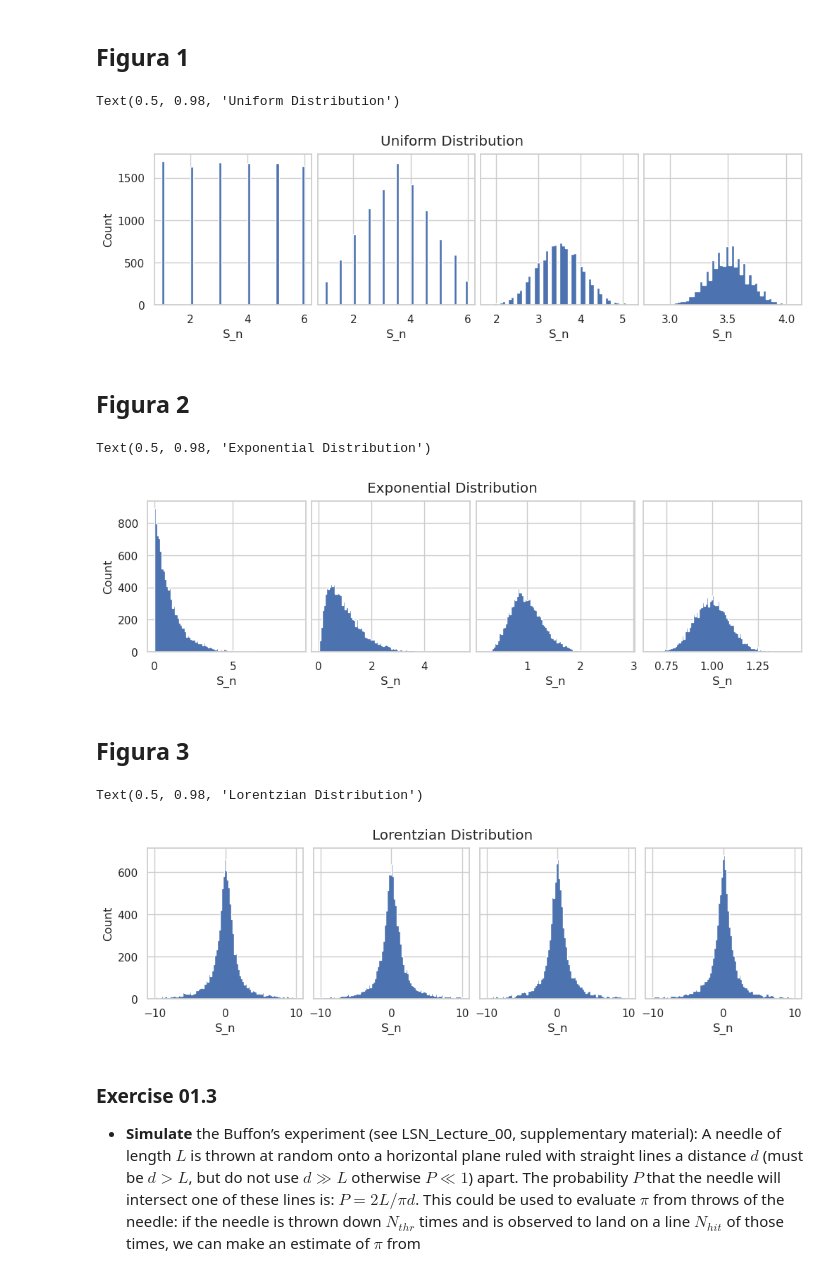
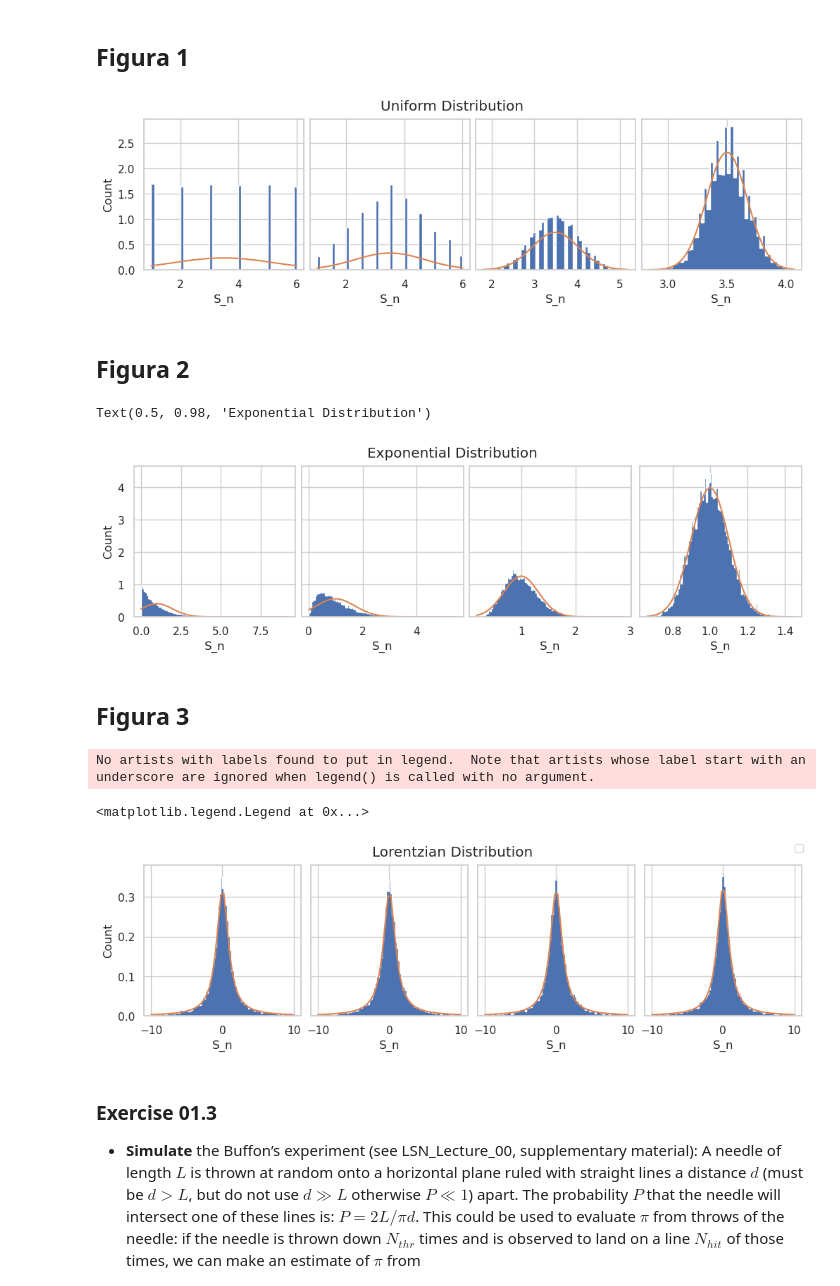
Before and after one commit to RandDouble/SimulazioneNumerica, a Jupyter notebook: LSN_Exercises_01.ipynb, the cells around one changed output. Saved outputs shown, nothing was run; the diff lists cells and outputs as text; code cells hidden in the pictures.

```diff
--- a/LSN_Exercises_01.ipynb
+++ b/LSN_Exercises_01.ipynb
@@ -208,43 +210,52 @@ plt.tight_layout()
 # %%
 fig, axs = plt.subplots(1, 4, figsize=(10,3), layout = 'constrained', sharey = True)
 
 for ax, dat in zip(axs, data[0:4]):
-    ax.hist(dat[1], bins=50, histtype="stepfilled")
+    params = stats.norm.fit(dat[1], loc=0, scale=0)
+    x = np.linspace(np.min(dat[1]), np.max(dat[1]))
+    ax.plot(x, stats.norm.pdf(x, *params), color = 'C1')
+    ax.hist(dat[1], bins=50, histtype="stepfilled", density = True)
     ax.set_xlabel("S_n")
 
 axs[0].set_ylabel('Count')
-fig.suptitle('Uniform Distribution')
+fig.suptitle('Uniform Distribution');
 # %% [output]
-Text(0.5, 0.98, 'Uniform Distribution')
-[figure, old version]
+[figure, new version]
 # %% [markdown]
 ## Figura 2
 # %%
 fig, axs = plt.subplots(1, 4, figsize=(10,3), layout = 'constrained', sharey = True)
 
 for ax, dat in zip(axs, data[4:8]):
-    ax.hist(dat[1], bins=100, histtype='stepfilled')
+    params = stats.norm.fit(dat[1], loc=0, scale=0)
+    x = np.linspace(np.min(dat[1]), np.max(dat[1]))
+    ax.plot(x, stats.norm.pdf(x, *params), color = 'C1')
+    ax.hist(dat[1], bins=100, histtype='stepfilled', density = True)
     ax.set_xlabel("S_n")
 
 axs[0].set_ylabel('Count')
 fig.suptitle('Exponential Distribution')
 # %% [output]
 Text(0.5, 0.98, 'Exponential Distribution')
-[figure, old version]
+[figure, new version]
 # %% [markdown]
 ## Figura 3
 # %%
 fig, axs = plt.subplots(1, 4, figsize=(10,3), layout = 'constrained', sharey = True)
 
 for ax, dat in zip(axs, data[8:]):
-    ax.hist(dat[1], bins=100, histtype='stepfilled', range=(-10, 10))
+    params = stats.cauchy.fit(dat[1], loc=0, scale=0)
+    x = np.linspace(-10, 10)
+    ax.plot(x, stats.cauchy.pdf(x, *params), color = 'C1')
+    ax.hist(dat[1], bins=100, histtype='stepfilled', range=(-10, 10), density=True)
     ax.set_xlabel("S_n")
 
 axs[0].set_ylabel('Count')
 fig.suptitle('Lorentzian Distribution')
 # %% [output]
-Text(0.5, 0.98, 'Lorentzian Distribution')
+No artists with labels found to put in legend.  Note that artists whose label start with an underscore are ignored when legend() is called with no argument.
+<matplotlib.legend.Legend at 0x...>
-[figure, old version]
+[figure, new version]
 # %% [markdown]
 ### Exercise 01.3
 - **Simulate** the Buffon’s experiment (see LSN_Lecture_00, supplementary material):  A needle of length $L$ is thrown at random onto a horizontal plane ruled with straight lines a distance $d$ (must be $d > L$, but do not use $d\gg L$ otherwise $P\ll 1$) apart. The probability $P$ that the needle will intersect one of these lines is: $P = 2L/\pi d$. This could be used to evaluate $\pi$ from throws of the needle: if the needle is thrown down $N_{thr}$ times and is observed to land on a line $N_{hit}$ of those times, we can make an estimate of $\pi$ from
```
Also changed, not shown: parts of 1 cell of this notebook, 2 other files.
